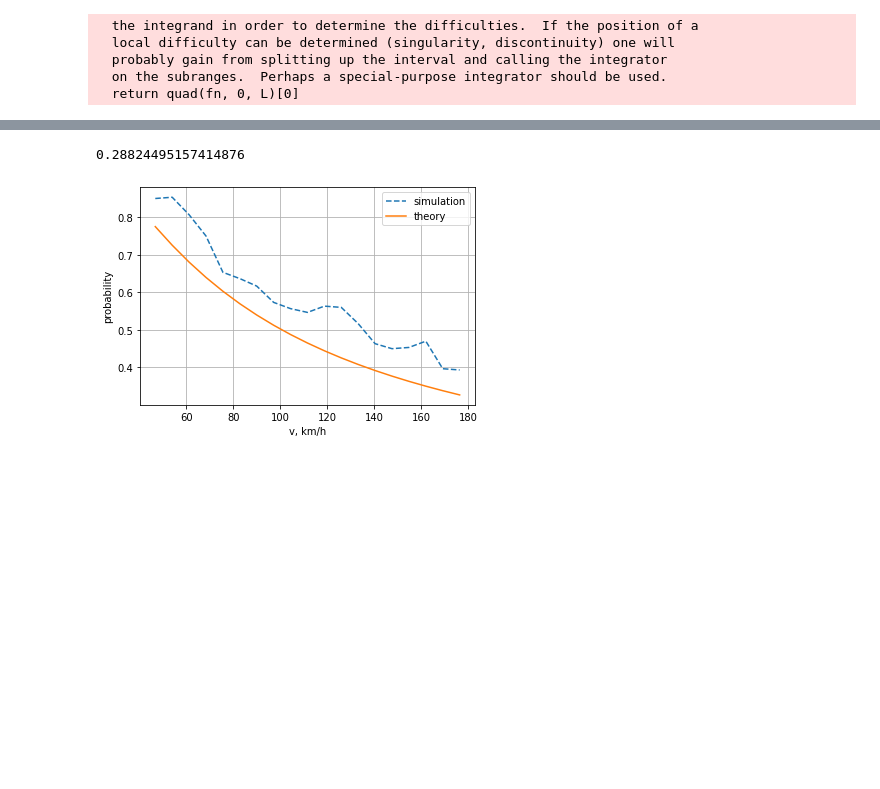
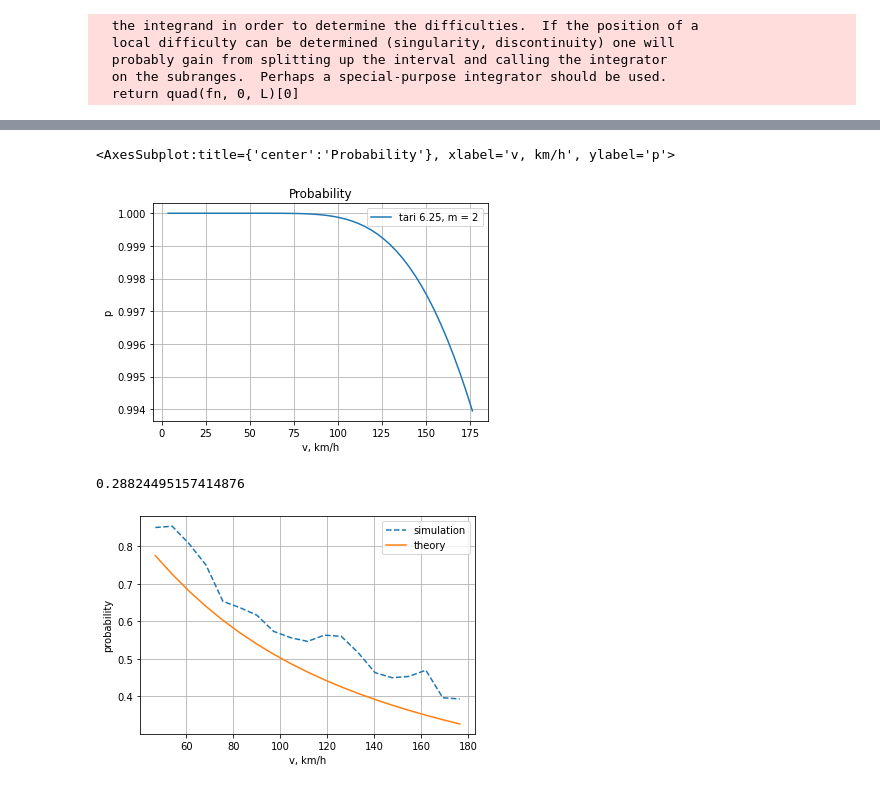
Before and after one commit to FenikL/rfid_project, a Jupyter notebook: experiments/estimate_ber_as_func.ipynb, the cells around one changed output, grey strips where cells are left out. Drawn from its saved outputs; the diff is of its cells as text; code cells hidden in the pictures; blank space fills up the shorter version.

```diff
--- a/experiments/estimate_ber_as_func.ipynb
+++ b/experiments/estimate_ber_as_func.ipynb
@@ -264,3 +246,33 @@ def get_Q1_and_Q2_for_tid(x):
+# %%
+def get_int_exp(l):
+    t = (1 - np.exp(-l*MAX_BER)) / l
+    return t
+
+def get_Q1_and_Q2_for_tid(x):
+    N01 = N0 + N1
+    N2_1 = N2 - N1
+    N3_2 = N3 - N2
+    N4_3 = N4 - N3
+
+    l12 = l1 + l2
+    l123 = l1 + l2 + l3
+
+    t = MAX_BER * (N01 ** 2) + \
+        2 * N01 * N2_1 * get_int_exp(l1) + \
+        N2_1*N2_1 * get_int_exp(2*l1) + \
+        N3_2*N3_2 * get_int_exp(2*(l12)) + \
+        N4_3*N4_3 * get_int_exp(2*(l123)) - \
+        2*N4_3*x[1] * get_int_exp(x[0] + l123) + \
+        (x[1] ** 2) * get_int_exp(2*x[0]) + \
+        2*N01*N3_2 * get_int_exp(l12) + \
+        2*N3_2*N2_1 * get_int_exp(l12+l1) + \
+        2*N01*N4_3 * get_int_exp(l123) - \
+        2*N01*x[1] * get_int_exp(x[0]) + \
+        2*N4_3*N2_1 * get_int_exp(l123 + l1) - \
+        2*N2_1*x[1] * get_int_exp(x[0] + l1) + \
+        2*N3_2*N4_3 * get_int_exp(l123 + l12) - \
+        2*x[1]*N3_2 * get_int_exp(x[0] + l12)
+    return t
 # %%
 x0 = (100,100)
 bnds = ((-500, 500), (-500, 500))
@@ -308,3 +358,11 @@ plot_theor.plot(x='v, km/h', ylabel='p', grid=True, title='Probability')
+# %%
+plot_theor = pd.DataFrame()
+plot_theor['v, km/h'] = [v*3.6 for v in range(1, 50)]
+plot_theor['tari 6.25, m = 2'] = [num_int(Q=l1+l2+l3+l4, Q1=res_Q1_Q2__for_tid_bfgs.x[0], Q2=res_Q1_Q2__for_tid_bfgs.x[1], V=v, T=(N0+N4)*tari*MICRO, dt=tari*MICRO, L=L, B=B) for v in range(1, 50)]
+plot_theor.plot(x='v, km/h', ylabel='p', grid=True, title='Probability')
+# %% [output]
+<AxesSubplot:title={'center':'Probability'}, xlabel='v, km/h', ylabel='p'>
+[figure, added]
 # %%
 num_int(Q1=res_Q1_Q2_bfgs.x[0], Q2=res_Q1_Q2_bfgs.x[1], Q=16+128, V=50, T=(N0+N2)*tari*1e-6, dt=tari*1e-6, L=8, B=B)
 # %% [output]
```
Also changed, not shown: parts of 22 cells of this notebook, 3 other files.
